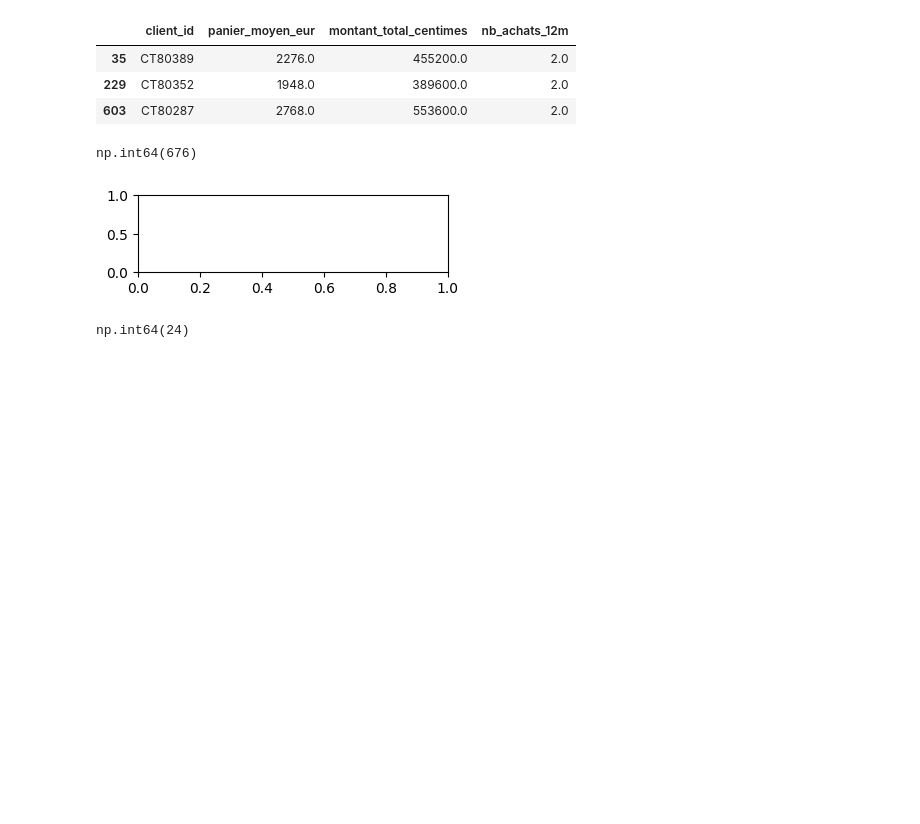
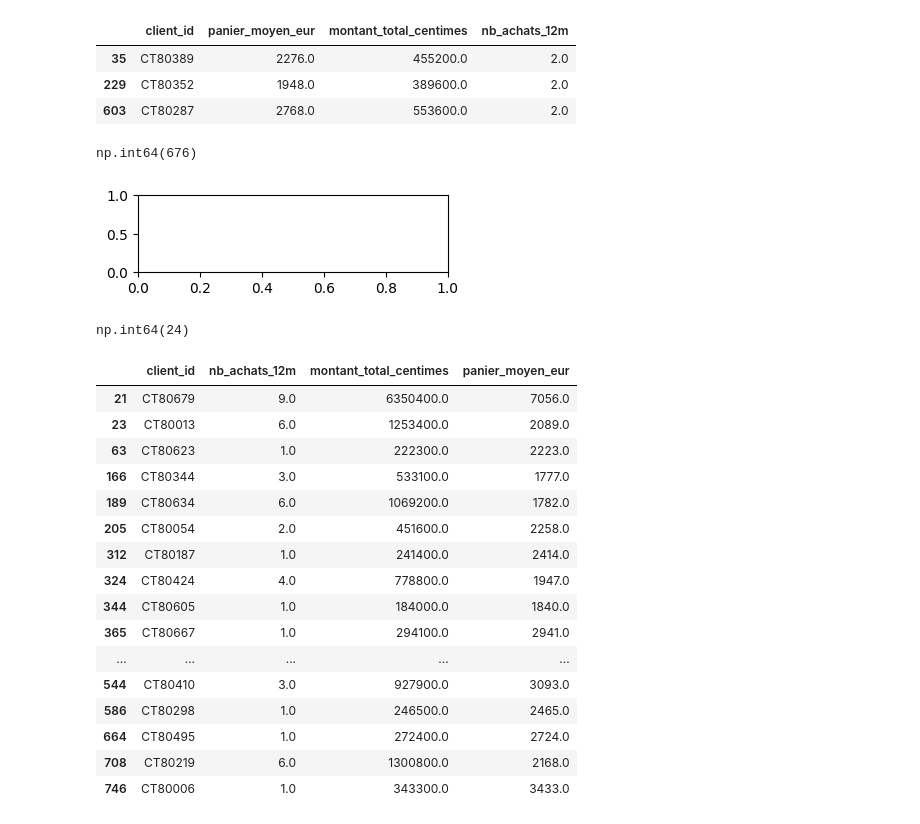
Before and after one commit to maureljean55/atelier-saint-honore, a Jupyter notebook: notebooks/01_nettoyage.ipynb, the cells around one changed output. Saved outputs shown, nothing was run; the diff lists cells and outputs as text; code cells hidden in the pictures; blank space fills up the shorter version.

Commit message:
Recalcul des 24 paniers vides ou négatifs

```diff
--- a/notebooks/01_nettoyage.ipynb
+++ b/notebooks/01_nettoyage.ipynb
@@ -118,3 +118,28 @@ panier_faux = clients["panier_moyen_eur"].isna() | (clients["panier_moyen_eur"]
 panier_faux.sum()
 # %% [output]
 np.int64(24)
+# %%
+clients.loc[panier_faux, "panier_moyen_eur"] = (
+    clients.loc[panier_faux, "montant_total_centimes"] / 100
+    / clients.loc[panier_faux, "nb_achats_12m"]
+)
+
+clients.loc[panier_faux, ["client_id", "nb_achats_12m", "montant_total_centimes", "panier_moyen_eur"]]
+# %% [output]
+|  | client_id | nb_achats_12m | montant_total_centimes | panier_moyen_eur |
+| 21 | CT80679 | 9.0 | 6350400.0 | 7056.0 |
+| 23 | CT80013 | 6.0 | 1253400.0 | 2089.0 |
+| 63 | CT80623 | 1.0 | 222300.0 | 2223.0 |
+| 166 | CT80344 | 3.0 | 533100.0 | 1777.0 |
+| 189 | CT80634 | 6.0 | 1069200.0 | 1782.0 |
+| 205 | CT80054 | 2.0 | 451600.0 | 2258.0 |
+| 312 | CT80187 | 1.0 | 241400.0 | 2414.0 |
+| 324 | CT80424 | 4.0 | 778800.0 | 1947.0 |
+| 344 | CT80605 | 1.0 | 184000.0 | 1840.0 |
+| 365 | CT80667 | 1.0 | 294100.0 | 2941.0 |
+| ... | ... | ... | ... | ... |
+| 544 | CT80410 | 3.0 | 927900.0 | 3093.0 |
+| 586 | CT80298 | 1.0 | 246500.0 | 2465.0 |
+| 664 | CT80495 | 1.0 | 272400.0 | 2724.0 |
+| 708 | CT80219 | 6.0 | 1300800.0 | 2168.0 |
+| 746 | CT80006 | 1.0 | 343300.0 | 3433.0 |
```
